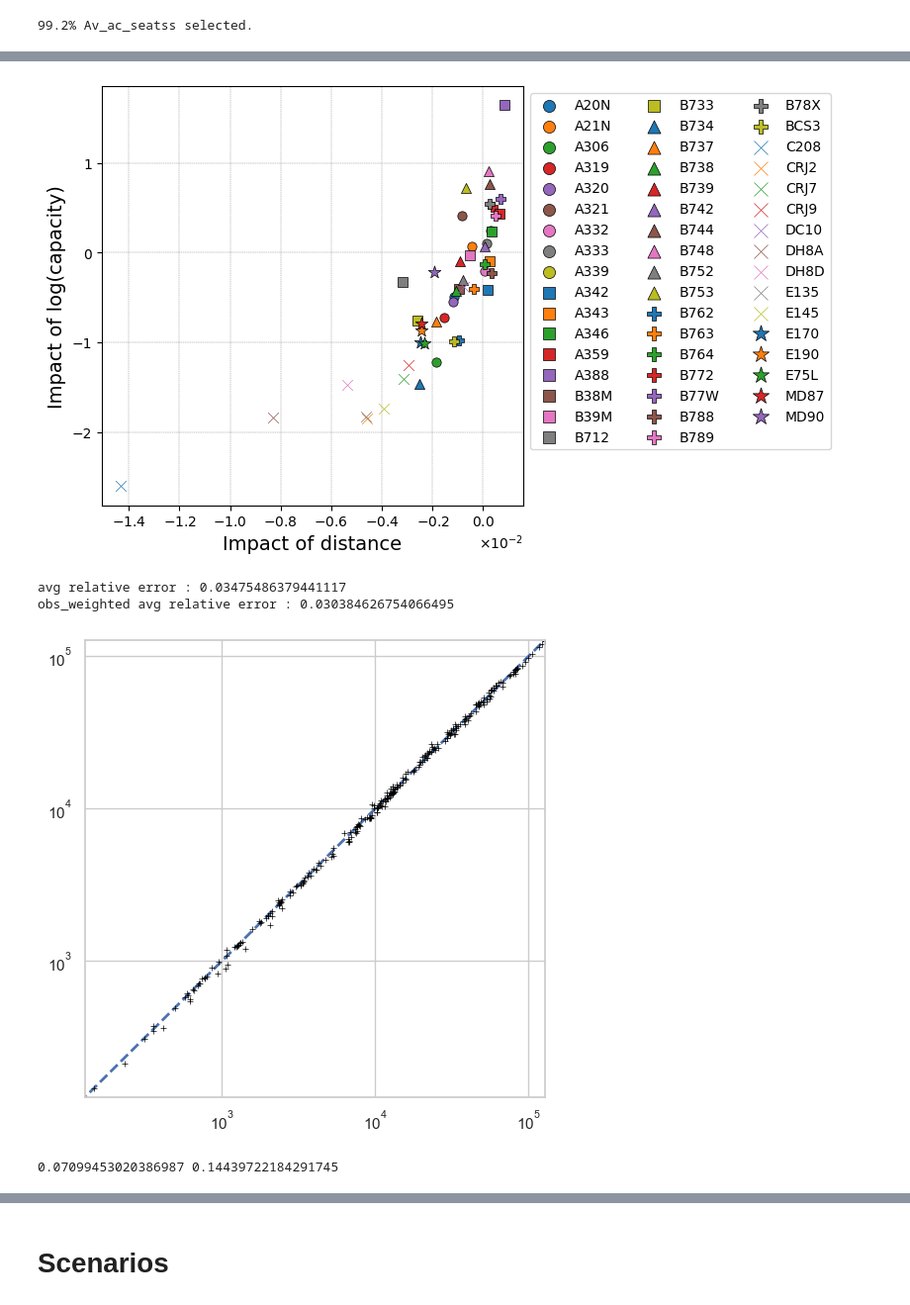
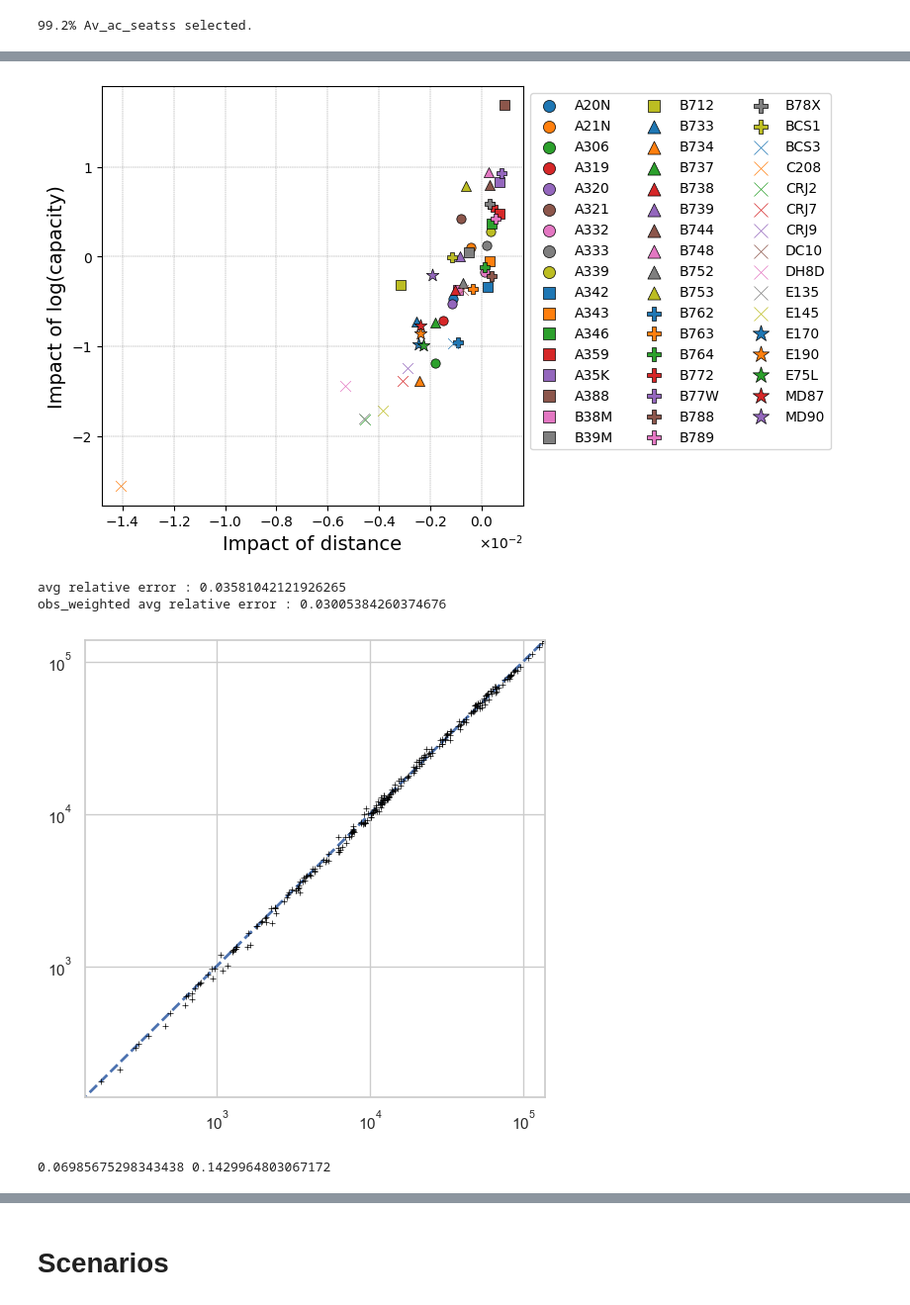
Before and after one commit to PacoViry/Thesis_models, a Jupyter notebook: main.ipynb, the cells around one changed output, grey strips where cells are left out. Shown at 99% size. Saved outputs shown, nothing was run; the diff lists cells and outputs as text; code cells hidden in the pictures.

```diff
--- a/main.ipynb
+++ b/main.ipynb
@@ -272,7 +272,7 @@ If one wishes to merge bts and ec, then it requires, ec formalism (less strict),
 2015
 2020
 # %%
-### Version seats équivalents écos
+### Version seats équivalents écos, pour les scénarios
 main_Aircrafts = ['B738', 'A320', 'A319', 'A20N', 'A321', 'A21N', 'B38M', 'AT76', 'E190',
        'B77W', 'B789', 'A333', 'E195', 'CRJ9', 'AT75', 'DH8D', 'BCS3', 'A332','A338',
        'B788', 'A359', 'B77L', 'DH8A', 'B763', 'B734', 'B772', 'CRJX', 'B752',
@@ -294,23 +294,23 @@ main_Aircrafts = ['B738', 'A320', 'A319', 'A20N', 'A321', 'A21N', 'B38M', 'AT76'
         'F27', 'F28','L188','DC86', 'DC87','DC91','DC92',
         'SH33','SH36'] #115 avions, 98% des vols
 
-Appr_max_seats = [175, 180, 145, 194, 228, 244, 200, 78, 100,
-            368, 420, 440, 146, 90, 78, 78, 160, 406,406,
-            380, 440, 440, 78, 328, 150, 440, 100, 240,
-            9, 143, 24, 167, 660, 10, 80, 103, 853, #A380
-            78, 50, 70, 266, 50, 146, 36, 605, 132,
-            10, 440, 19, 140, 9, 12, 37, 480, 76, #E75S
-            100, 8, 18, 5, 6, 78, 440, 365, 50,
+Appr_max_seats = [190, 180, 145, 194, 228, 244, 200, 78, 100,
+            550, 406, 440, 146, 90, 78, 78, 160, 406,406,
+            359, 440, 440, 40, 350, 188, 440, 100, 240,
+            9, 150, 24, 217, 660, 10, 80, 103, 853, #A380
+            78, 50, 70, 274, 50, 146, 36, 605, 132,
+            10, 440, 19, 148, 9, 12, 37, 480, 76, #E75S
+            100, 8, 18, 5, 6, 40, 440, 375, 50,
             10, 135, 30, 10, 10, 15, 48,
-            132, 140, 100, 134, 58, 109, 350, 68, 9,#H25B
-            290, 290, 400, 56, 30, 68, 56,
+            140, 132, 100, 134, 58, 109, 440, 68, 9,#H25B
+            290, 290, 375, 56, 30, 68, 56,
             30, 280, 380, 11, 19, 172, 172, 172, 19, 43, #J328
              4, 19, 16, 8, 30, 19,
                37, 7, 14, 19, 19, 48, 15, #C650
-              8, 100, 20, 240, 550, 550, 345,70,
+              8, 100, 20, 240, 480, 550, 345,70,
             140, 189, 130, 127, 608, 380, #DC10
-            315, 550,127, 187, 335, 52,
-            189, 127, 200, 14, 10, 390, #A345
+            315, 480,127, 187, 375, 52,
+            189, 127, 200, 14, 10, 375, #A345
             200, 400, 26, 90, 190, 52, 18,
             56, 80, 98, 270, 270,90,90, #DC92
              33,39 ] #configurations denses en classe éco.
@@ -605,22 +600,18 @@ data_training[:,4] = data_training[:,4]/obs_norm1
 # %% [output]
 99.2% Av_ac_seatss selected.
 # %%
-alphas, betas, omegas = assignment_multilogit.load_estim(name ='logit_model_'+ds_name+'_'+obs_choice+'_'+str(n_choice)+'_'+str(n_y)+'_'+str(3)+'_7')
+#training
 
-#optimiseur adam, a priori marche mieux
-# alphas, betas, omegas, likely = assignment_multilogit.fit_function_adam(data_training, existence_cache, ranges, num_epochs = 100, learning_rate = 0.01, n_y = n_y, n_ac = n_choice,
+#optimiseur adam, best
+# alphas, betas, omegas, likely = assignment_multilogit.fit_function_adam(data_training, existence_cache, ranges, num_epochs = 50, learning_rate = 0.01, n_y = n_y, n_ac = n_choice,
 #                                             title = 'logit_model_'+ds_name+'_'+obs_choice+'_'+str(n_choice)+'_'+str(n_y)+'_'+str(0),
 #                                             names_ac =list(c_table['Aircraft Type Name']),obs_norm2=obs_norm2, n_batches = 3000, y_min = 2015)
-# alphas, betas, omegas, likely = assignment_multilogit.fit_function_adam(data_training, existence_cache, ranges, num_epochs = 100, learning_rate = 0.04, n_y = n_y, n_ac = n_choice,
+# alphas, betas, omegas, likely = assignment_multilogit.fit_function_adam(data_training, existence_cache, ranges, num_epochs = 200, learning_rate = 0.04, n_y = n_y, n_ac = n_choice,
 #                                             title = 'logit_model_'+ds_name+'_'+obs_choice+'_'+str(n_choice)+'_'+str(n_y)+'_'+str(1),
-#                                              names_ac =list(c_table['Aircraft Type Name']),obs_norm2=obs_norm2, n_batches = 30,
-#                                                 alphas = alphas, betas = betas, omegas = omegas, y_min = 2015, y_min = 2015)
-# alphas, betas, omegas, likely = assignment_multilogit.fit_function_adam(data_training, existence_cache, ranges, num_epochs = 100, learning_rate = 0.04, n_y = n_y, n_ac = n_choice,
-#                                             title = 'logit_model_'+ds_name+'_'+obs_choice+'_'+str(n_choice)+'_'+str(n_y)+'_'+str(2),
-#                                              names_ac =list(c_table['Aircraft Type Name']),obs_norm2=obs_norm2, n_batches = 4,
+#                                              names_ac =list(c_table['Aircraft Type Name']),obs_norm2=obs_norm2, n_batches = 20,
 #                                                 alphas = alphas, betas = betas, omegas = omegas, y_min = 2015)
 alphas, betas, omegas, likely = assignment_multilogit.fit_function_adam(data_training, existence_cache, ranges, num_epochs = 1000, learning_rate = 0.1, n_y = n_y, n_ac = n_choice,
-                                                                 title = 'logit_model_'+ds_name+'_'+obs_choice+'_'+str(n_choice)+'_'+str(n_y)+'_'+str(3),
+                                                                 title = 'logit_model_'+ds_name+'_'+obs_choice+'_'+str(n_choice)+'_'+str(n_y)+'_'+str(2),
                                                                    names_ac =list(c_table['Aircraft Type Name']),obs_norm2=obs_norm2, n_batches = 1,
                                                                   alphas = alphas, betas = betas, omegas = omegas, y_min = 2015)
 
@@ -652,13 +642,13 @@ KeyboardInterrupt:
 # %%
-alphas_t, betas_t, omegas_t, names_ac =  assignment_multilogit.load_estim(name ='logit_model_'+ds_name+'_'+obs_choice+'_'+str(n_choice)+'_'+str(n_y)+'_'+str(3)+'_7', columns = True)
+alphas_t, betas_t, omegas_t, names_ac =  assignment_multilogit.load_estim(name ='logit_model_'+ds_name+'_'+obs_choice+'_'+str(n_choice)+'_'+str(n_y)+'_'+str(2)+'_19', columns = True)
 assignment_multilogit.visu_coeffs(alphas, betas, names_ac,ds_name, d_norm = d_norm, cap_norm= cap_norm)
 connec_training = np.array(connections[['Period', 'Distance_conn (km)','Seats_conn_p',obs_choice+'_w_mod']])
 shares_pred = assignment_multilogit.predict_assignt(connec_training, existence_cache,alphas_t,betas_t,omegas_t,ranges, d_norm=d_norm, cap_norm=cap_norm)
 assignment_multilogit.obs_comp(data_training, connec_training, shares_pred, obs_norm1,obs_norm2)
 assignment_multilogit.nwsd(existence_cache, data_training, connec_training, shares_pred, d_norm, cap_norm, obs_norm1, year_ref = 2015, freq = 1)
 # %% [output]
-[figure, old version]
+[figure, new version]
-avg relative error : 0.03475486379441117
-obs_weighted avg relative error : 0.030384626754066495
+avg relative error : 0.03581042121926265
+obs_weighted avg relative error : 0.03005384260374676
-[figure, old version]
+[figure, new version]
-0.07099453020386987 0.14439722184291745
+0.06985675298343438 0.1429964803067172
```
Also changed, not shown: parts of 24 cells of this notebook, 3 other files.
